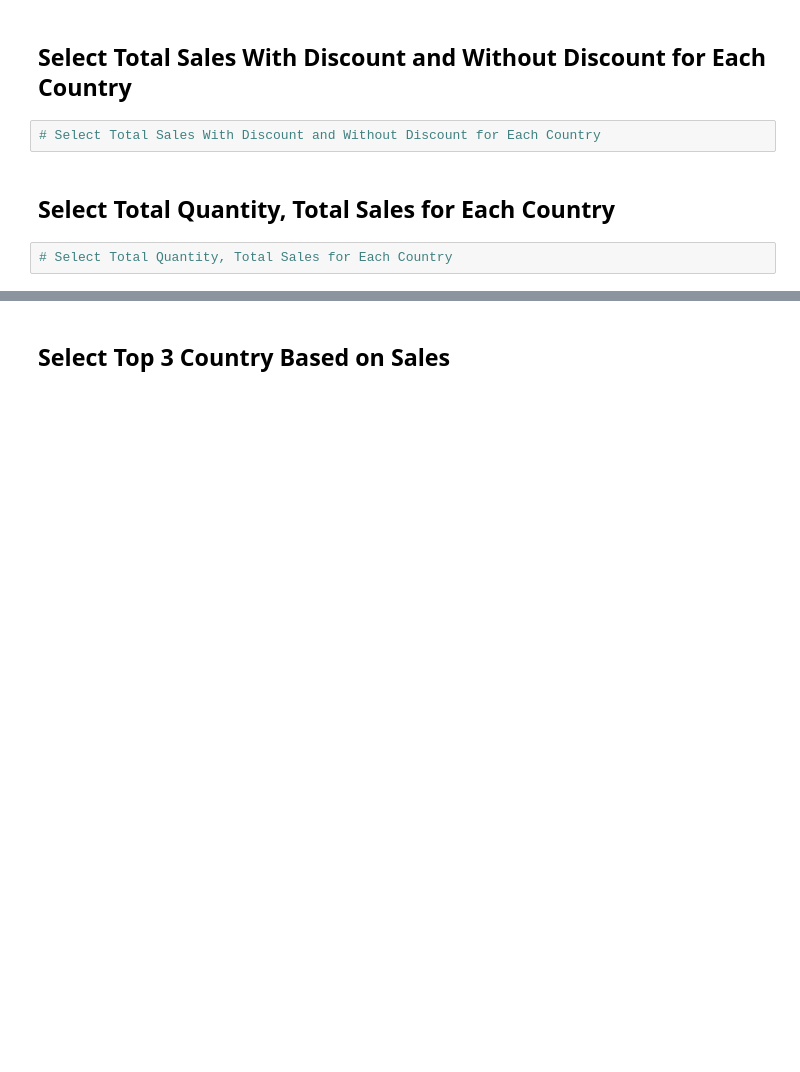
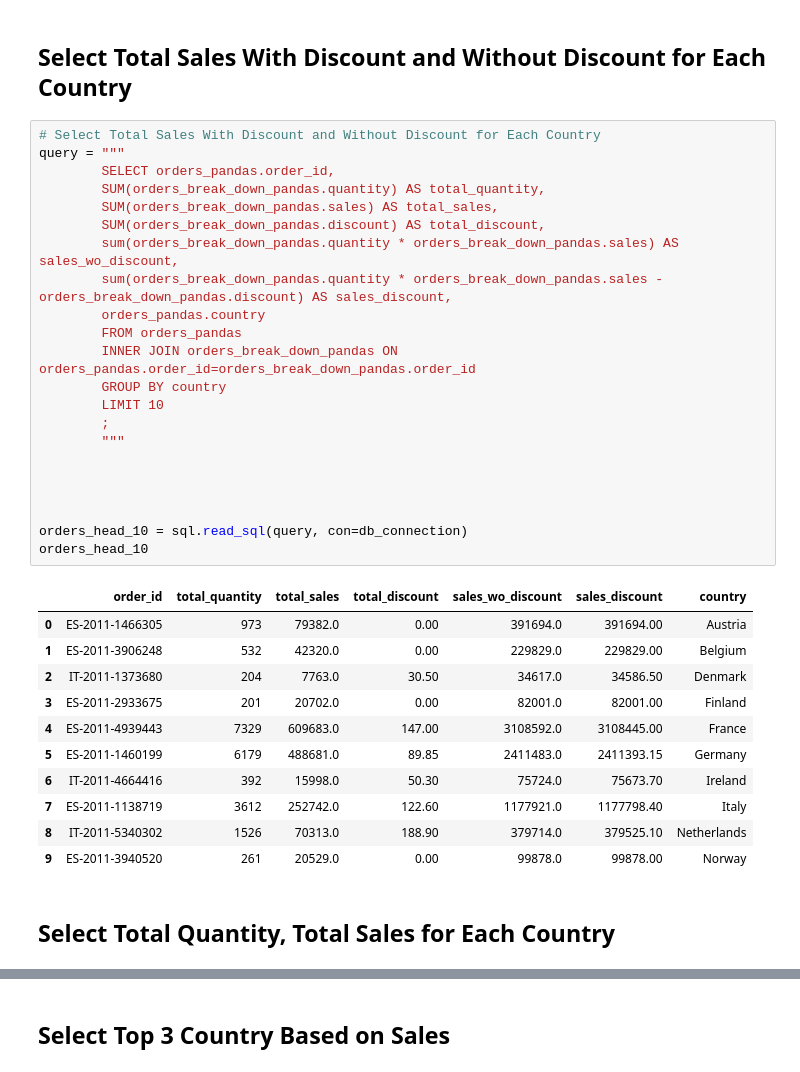
Before and after one commit to Anna-HuangJ/Anna_Repository, a Jupyter notebook: Labs/Lab 2/IOD_Lab 2.1.3.ipynb, the cells around one changed output, grey strips where cells are left out. Cells and saved outputs as stored; diff of their text form; blank space fills up the shorter version.

```diff
--- a/Labs/Lab 2/IOD_Lab 2.1.3.ipynb
+++ b/Labs/Lab 2/IOD_Lab 2.1.3.ipynb
@@ -464,8 +826,38 @@ orders_head_10
 # %% [markdown]
 ## Select Total Sales With Discount and Without Discount for Each Country
-# %%
-# Select Total Sales With Discount and Without Discount for Each Country
+# %%
+# Select Total Sales With Discount and Without Discount for Each Country
+query = """
+        SELECT orders_pandas.order_id,
+        SUM(orders_break_down_pandas.quantity) AS total_quantity,
+        SUM(orders_break_down_pandas.sales) AS total_sales,
+        SUM(orders_break_down_pandas.discount) AS total_discount,
+        sum(orders_break_down_pandas.quantity * orders_break_down_pandas.sales) AS sales_wo_discount,
+        sum(orders_break_down_pandas.quantity * orders_break_down_pandas.sales - orders_break_down_pandas.discount) AS sales_discount,
+        orders_pandas.country
+        FROM orders_pandas
+        INNER JOIN orders_break_down_pandas ON orders_pandas.order_id=orders_break_down_pandas.order_id
+        GROUP BY country
+        LIMIT 10
+        ;
+        """
+
+
+
+
+orders_head_10 = sql.read_sql(query, con=db_connection)
+orders_head_10
+# %% [output]
+|  | order_id | total_quantity | total_sales | total_discount | sales_wo_discount | sales_discount | country |
+| 0 | ES-2011-1466305 | 973 | 79382.0 | 0.00 | 391694.0 | 391694.00 | Austria |
+| 1 | ES-2011-3906248 | 532 | 42320.0 | 0.00 | 229829.0 | 229829.00 | Belgium |
+| 2 | IT-2011-1373680 | 204 | 7763.0 | 30.50 | 34617.0 | 34586.50 | Denmark |
+| 3 | ES-2011-2933675 | 201 | 20702.0 | 0.00 | 82001.0 | 82001.00 | Finland |
+| 4 | ES-2011-4939443 | 7329 | 609683.0 | 147.00 | 3108592.0 | 3108445.00 | France |
+| 5 | ES-2011-1460199 | 6179 | 488681.0 | 89.85 | 2411483.0 | 2411393.15 | Germany |
+| 6 | IT-2011-4664416 | 392 | 15998.0 | 50.30 | 75724.0 | 75673.70 | Ireland |
+| 7 | ES-2011-1138719 | 3612 | 252742.0 | 122.60 | 1177921.0 | 1177798.40 | Italy |
+| 8 | IT-2011-5340302 | 1526 | 70313.0 | 188.90 | 379714.0 | 379525.10 | Netherlands |
+| 9 | ES-2011-3940520 | 261 | 20529.0 | 0.00 | 99878.0 | 99878.00 | Norway |
 # %% [markdown]
 ## Select Total Quantity, Total Sales for Each Country
-# %%
-# Select Total Quantity, Total Sales for Each Country
```
Also changed, not shown: parts of 40 cells of this notebook.
